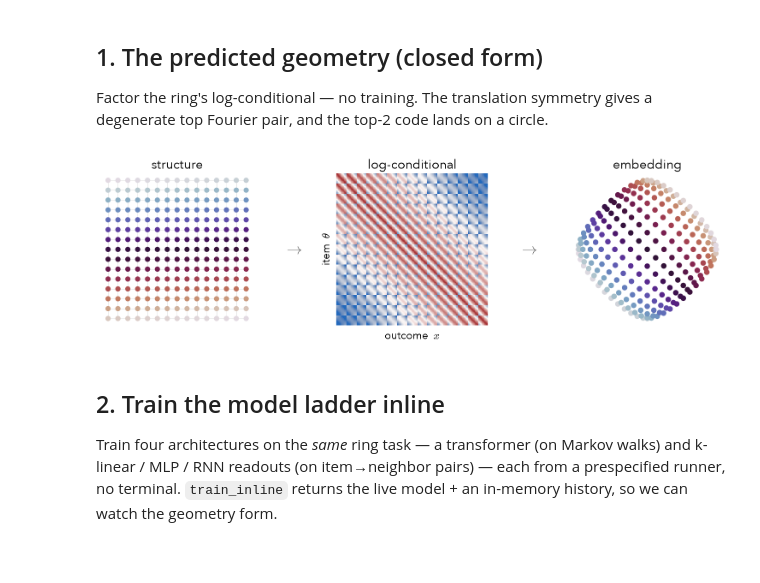
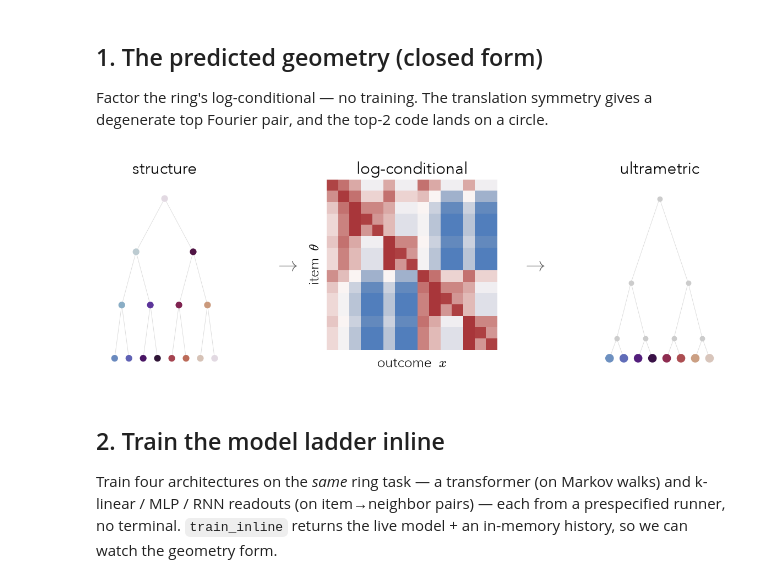
Before and after one commit to wurgaft-goodfire/rational-reps, a Jupyter notebook: src/notebooks/geometry_analysis.ipynb, the cells around one changed output. Drawn from its saved outputs; the diff is of its cells as text; code cells hidden in the pictures; blank space fills up the shorter version.

```diff
--- a/src/notebooks/geometry_analysis.ipynb
+++ b/src/notebooks/geometry_analysis.ipynb
@@ -23,12 +23,13 @@ Factor the ring's log-conditional — no training. The translation symmetry give
 top Fourier pair, and the top-2 code lands on a circle.
 # %%
 # pick a structure here — everything below follows from it
-spec = {"structure": "grid", "n": 15}   # e.g. {"structure": "chain", "n": 24} or {"structure": "grid", "n": 6, "m": 6}
+spec = {"structure": "tree", "n": 3, "k": 2, "gamma": 0.8, "leaves_only": False}   # e.g. {"structure": "chain", "n": 24} or {"structure": "grid", "n": 6, "m": 6}
 L = graph_conditional(spec)
 E_pred = predicted_geometry(L)
+# trees: tree_view="ultrametric" (default) | "pca" | "simplex"; set leaves_only=True in spec for leaf-only items
 plot_utils.plot_predicted_geometry(spec, L, E_pred);
 # %% [output]
-[figure, old version]
+[figure, new version]
 # %% [markdown]
 ## 2. Train the model ladder inline
 
```
Also changed, not shown: parts of 2 cells of this notebook, 13 other files.
